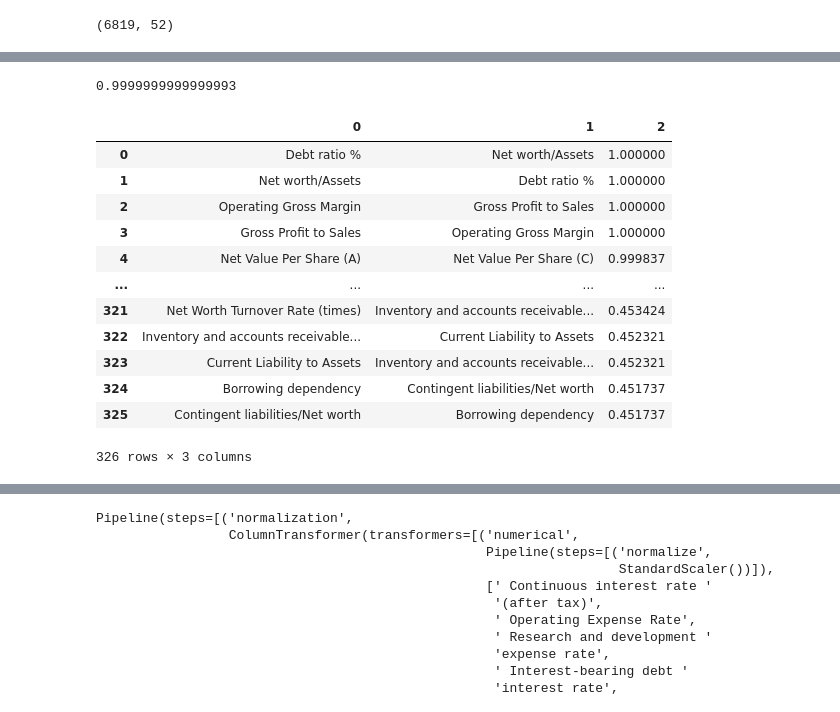
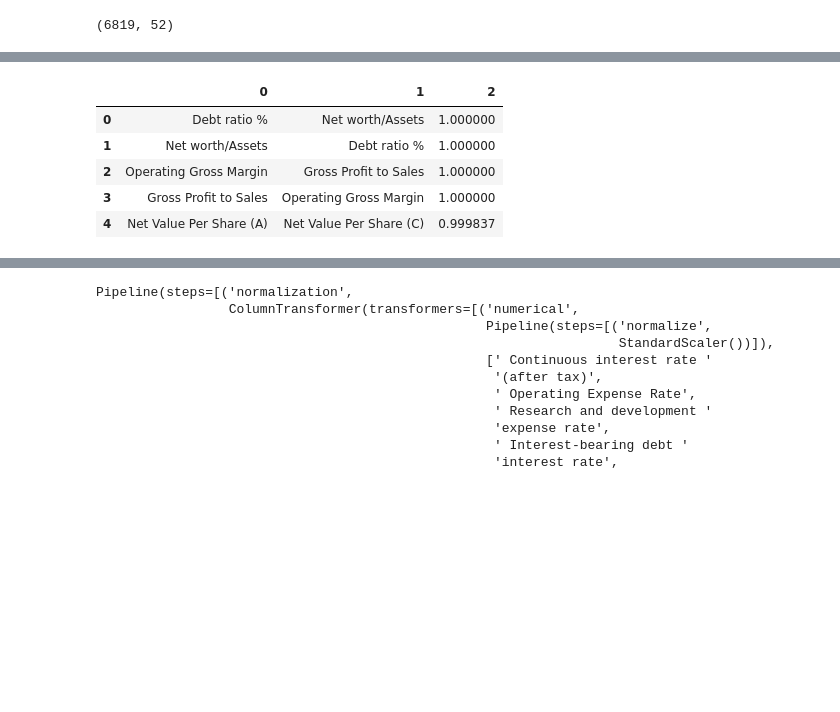
Before and after one commit to Rajibsigdel12345/Bankruptcy-pred, a Jupyter notebook: model.ipynb, the cells around one changed output, grey strips where cells are left out. Drawn from its saved outputs; the diff is of its cells as text; code cells hidden in the pictures; blank space fills up the shorter version.

```diff
--- a/model.ipynb
+++ b/model.ipynb
@@ -75,6 +65,0 @@ normalized_df
-# %%
-coverage = []
-for i in range(1,normalized_df.shape[1],5):
-  ica= FastICA(n_components=i)
-  s=ica.fit_transform(normalized_df)
-  coverage.append([i,np.var(s)])
@@ -109,9 +86,3 @@ reduced_df= pca.fit_transform(normalized_df)
 reduced_df.shape
 # %% [output]
 (6819, 52)
-# %%
-coverage = []
-for i in range(1,reduced_df.shape[1]):
-  ica= FastICA(n_components=i)
-  s=ica.fit_transform(reduced_df)
-  coverage.append([i,np.var(s)])
@@ -252,23 +115,11 @@ corr_pair.sort(key = lambda x: x[2], reverse=True)
-# %%
-pair_df = pd.DataFrame(corr_pair)
-pair_df.iloc[0].iloc[2]
-# %% [output]
-0.9999999999999993
 # %%
 df =pair_df[pair_df[2]>0.45]
-df
+df.head()
 # %% [output]
 |  | 0 | 1 | 2 |
 | 0 | Debt ratio % | Net worth/Assets | 1.000000 |
 | 1 | Net worth/Assets | Debt ratio % | 1.000000 |
 | 2 | Operating Gross Margin | Gross Profit to Sales | 1.000000 |
 | 3 | Gross Profit to Sales | Operating Gross Margin | 1.000000 |
 | 4 | Net Value Per Share (A) | Net Value Per Share (C) | 0.999837 |
-| ... | ... | ... | ... |
-| 321 | Net Worth Turnover Rate (times) | Inventory and accounts receivable... | 0.453424 |
-| 322 | Inventory and accounts receivable... | Current Liability to Assets | 0.452321 |
-| 323 | Current Liability to Assets | Inventory and accounts receivable... | 0.452321 |
-| 324 | Borrowing dependency | Contingent liabilities/Net worth | 0.451737 |
-| 325 | Contingent liabilities/Net worth | Borrowing dependency | 0.451737 |
-326 rows × 3 columns
 # %%
```
Also changed, not shown: parts of 30 cells of this notebook.
